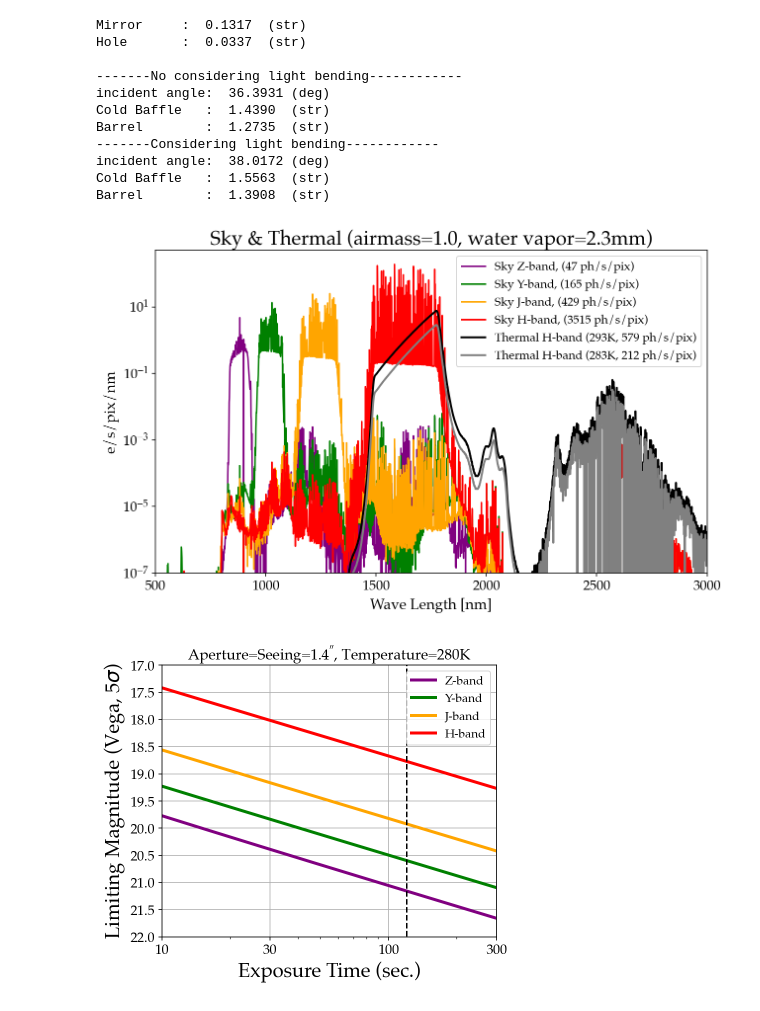
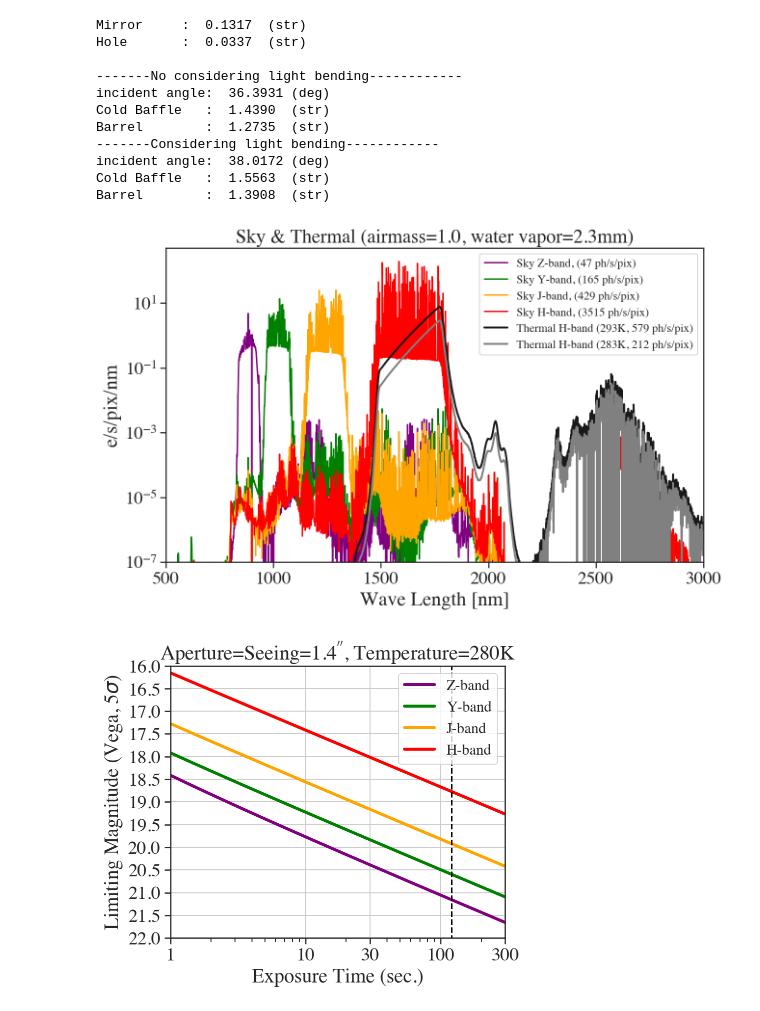
Before and after one commit to ShotaMiyazaki94/prime_limit_mag, a Jupyter notebook: notebook/limit_mag_prime.ipynb, the cells around one changed output. Drawn from its saved outputs; the diff is of its cells as text; code cells hidden in the pictures.

```diff
--- a/notebook/limit_mag_prime.ipynb
+++ b/notebook/limit_mag_prime.ipynb
@@ -6,12 +6,9 @@ from scipy import integrate
 import matplotlib.pyplot as pl
 import matplotlib as mpl
 import pysynphot as S
-mpl.rc('font',**{'family':'serif','serif':['Palatino']})
 %config InlineBackend.figure_formats = {'png', 'retina'}
-mpl.rcParams['axes.labelsize'] = 15
-mpl.rcParams['xtick.labelsize'] = 14
-mpl.rcParams['ytick.labelsize'] = 14
-mpl.rcParams['axes.titlesize'] = 15
+import seaborn as sns
+sns.set(font="times",font_scale=1.7,style="ticks")
 # %%
 def blackbody(WaveLength, T):
     #"""Blackbody as a function of wavelength (nm) and temperature (K).
@@ -204,7 +201,7 @@ if(1):
     ax.set_ylabel("e/s/pix/nm")
     pl.show()
 # %% [output]
-[figure, old version]
+[figure, new version]
 # %%
 VEGA = S.Vega
 seeing = 1.4 # ["/FWHM]
@@ -253,7 +250,7 @@ for i in range(4):
 
 TH = 5 # Detection Threshold
 TH2 = TH**2
-time = np.logspace(0,np.log10(1000),1000)
+time = np.logspace(0,np.log10(300),1000)
 EXPT = np.array([])
 Mag = np.array([])
 i=0
@@ -281,37 +278,37 @@ if(1):
     ax.vlines(120,0,200,color="black",linestyle="--")
     ax.set_xticks([1,10,30,100,300,1000])
     ax.set_xticklabels(["1","10","30","100","300","1000"])
-    ax.set_xlim(10,300)
+    ax.set_xlim(1,300)
     ax.set_yticks(np.arange(14,26,0.5))
-    ax.set_ylim(22,17)
+    ax.set_ylim(22,16)
     ax.grid()
     ax.set_title("Aperture=Seeing="+str(seeing)+r"$^{''}$, "+"Temperature="+str(Temp)+"K ")
     ax.set_xlabel("Exposure Time (sec.)",fontsize=20)
     ax.set_ylabel(r"Limiting Magnitude (Vega, "+str(TH)+"$\sigma$)",fontsize=20)
-    pl.legend(fontsize=12)
+    pl.legend(fontsize=15)
     pl.show()
 if(0):
     colors = ["purple","green","orange","red"]
     name   = ["Z-band","Y-band","J-band","H-band"]
     tmp = np.loadtxt("files/koshimoto_good.txt")
     fig,ax = pl.subplots(figsize=(6,5))
     for i in range(4):
         pl.plot(time,Limit_mag[i],label=name[i],lw=3,c=colors[i],linestyle="-")
         pl.plot(tmp.T[0],tmp.T[i+1],lw=3,c=colors[i],linestyle="--")
     pl.xscale("log")
     ax.legend(fontsize=12)
     ax.vlines(120,0,200,color="black")
     ax.set_xticks([1,10,30,100,300,1000])
     ax.set_xticklabels(["1","10","30","100","300","1000"])
     ax.set_xlim(10,300)
     ax.set_yticks(np.arange(14,26,0.5))
     ax.set_ylim(22,17)
     ax.grid()
     ax.set_title("Aperture=Seeing="+str(seeing)+r"$^{''}$, "+"Temperature="+str(Temp)+"K ")
     ax.set_xlabel("Exposure Time (sec.)",fontsize=20)
     ax.set_ylabel(r"Limiting Magnitude (Vega, "+str(TH)+"$\sigma$)",fontsize=20)
     ax.text(13,21.4,"Solid: Miyazaki",fontsize=20,color="blue")
     ax.text(13,21.8,"Dash : Koshimoto",fontsize=20,color="blue")
     pl.show()
 # %% [output]
-[figure, old version]
+[figure, new version]
```
Also changed, not shown: 57 other files.
